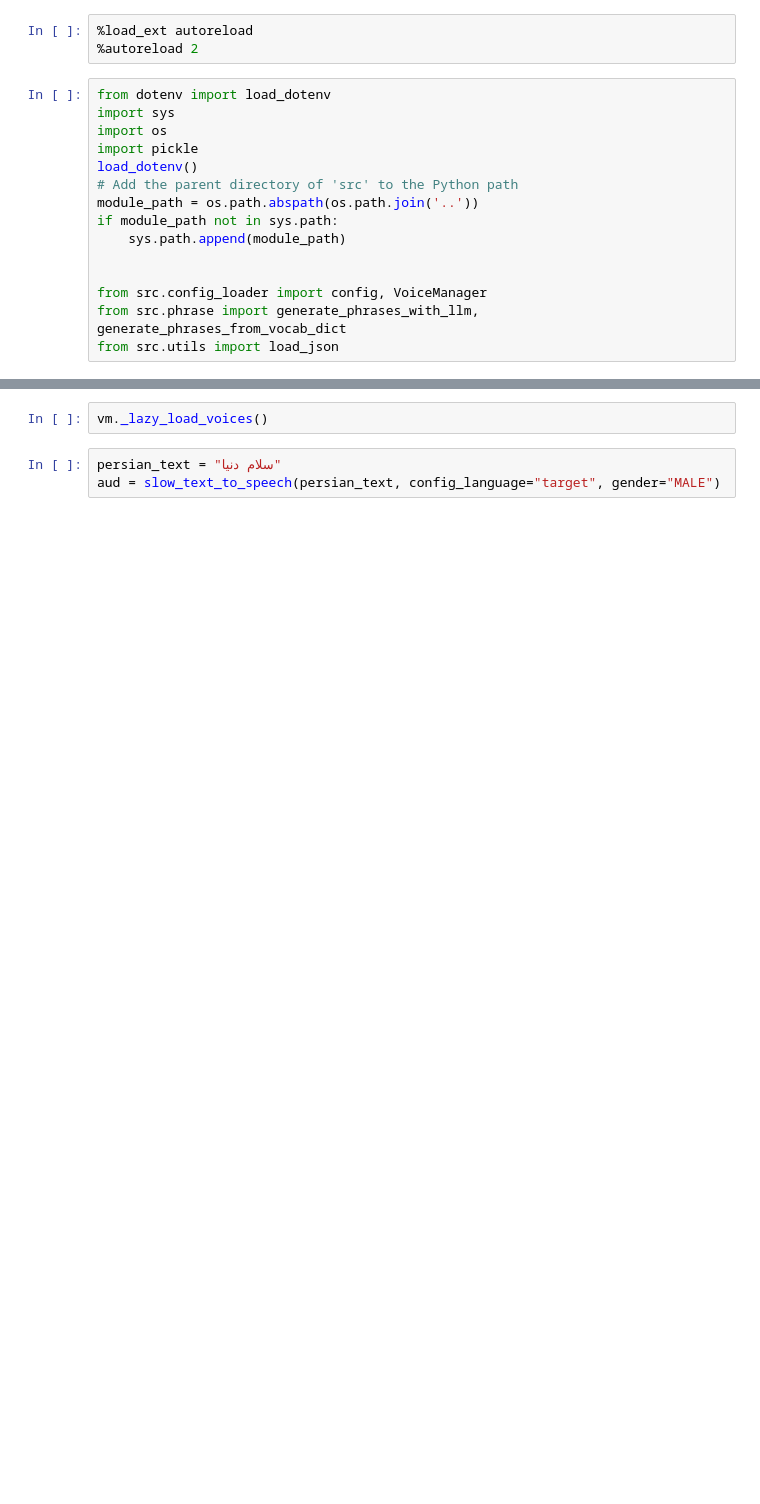
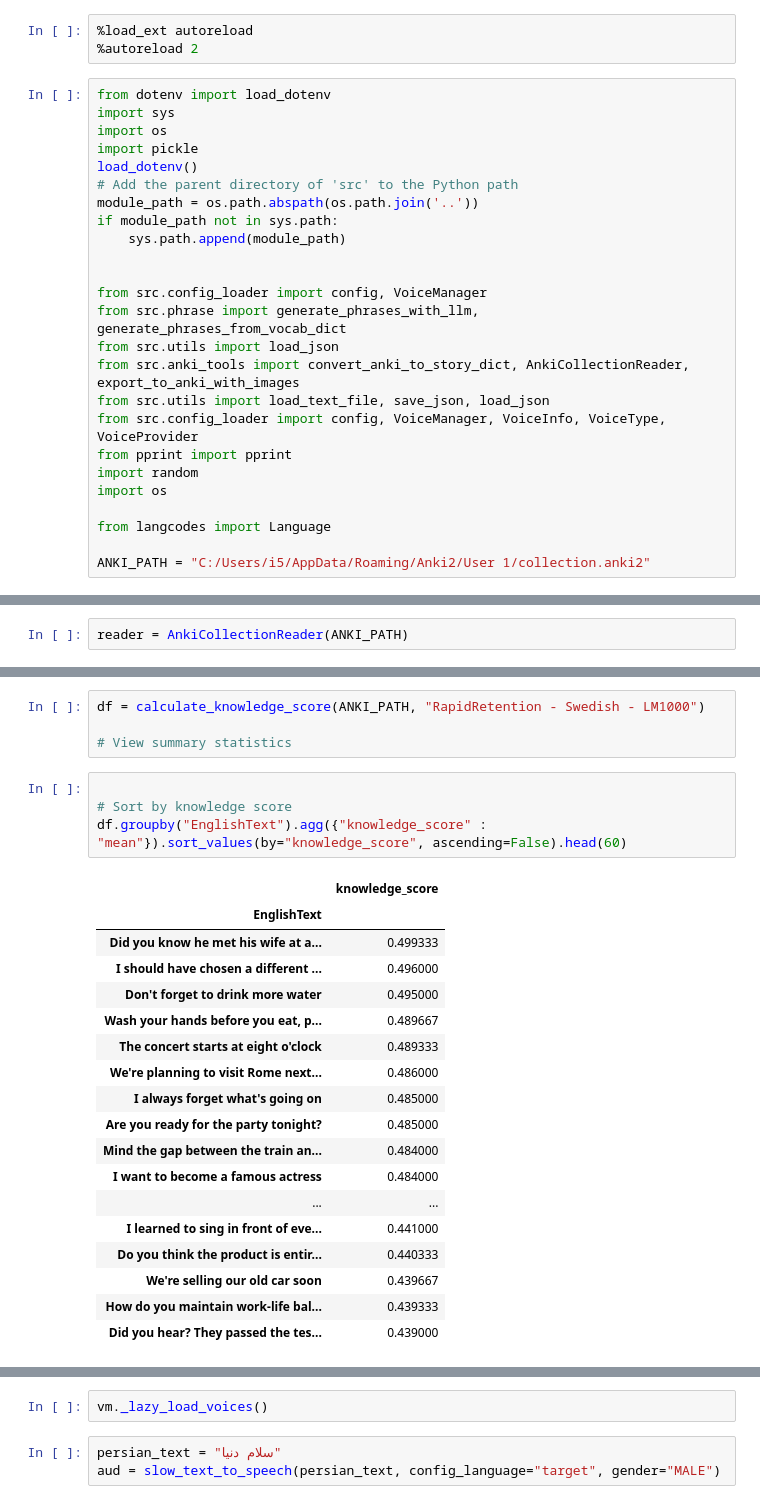
Before and after one commit to Andy7475/audio-language-trainer, a Jupyter notebook: notebooks/testing.ipynb, the cells around one changed output, grey strips where cells are left out. Saved outputs shown, nothing was run; the diff lists cells and outputs as text; blank space fills up the shorter version.

```diff
--- a/notebooks/testing.ipynb
+++ b/notebooks/testing.ipynb
@@ -16,3 +16,13 @@ if module_path not in sys.path:
 from src.config_loader import config, VoiceManager
 from src.phrase import generate_phrases_with_llm, generate_phrases_from_vocab_dict
 from src.utils import load_json
+from src.anki_tools import convert_anki_to_story_dict, AnkiCollectionReader, export_to_anki_with_images
+from src.utils import load_text_file, save_json, load_json
+from src.config_loader import config, VoiceManager, VoiceInfo, VoiceType, VoiceProvider
+from pprint import pprint
+import random
+import os
+
+from langcodes import Language
+
+ANKI_PATH = "C:/Users/i5/AppData/Roaming/Anki2/User 1/collection.anki2"
@@ -40,0 +232,2 @@ config.get_voice_models()
+# %%
+reader = AnkiCollectionReader(ANKI_PATH)
@@ -40,0 +434,27 @@ config.get_voice_models()
+# %%
+df = calculate_knowledge_score(ANKI_PATH, "RapidRetention - Swedish - LM1000")
+
+# View summary statistics
+# %%
+
+# Sort by knowledge score
+df.groupby("EnglishText").agg({"knowledge_score" : "mean"}).sort_values(by="knowledge_score", ascending=False).head(60)
+# %% [output]
+|  | knowledge_score |
+| EnglishText |  |
+| Did you know he met his wife at a... | 0.499333 |
+| I should have chosen a different ... | 0.496000 |
+| Don't forget to drink more water | 0.495000 |
+| Wash your hands before you eat, p... | 0.489667 |
+| The concert starts at eight o'clock | 0.489333 |
+| We're planning to visit Rome next... | 0.486000 |
+| I always forget what's going on | 0.485000 |
+| Are you ready for the party tonight? | 0.485000 |
+| Mind the gap between the train an... | 0.484000 |
+| I want to become a famous actress | 0.484000 |
+| ... | ... |
+| I learned to sing in front of eve... | 0.441000 |
+| Do you think the product is entir... | 0.440333 |
+| We're selling our old car soon | 0.439667 |
+| How do you maintain work-life bal... | 0.439333 |
+| Did you hear? They passed the tes... | 0.439000 |
```
Also changed, not shown: parts of 65 cells of this notebook, 6 other files.
